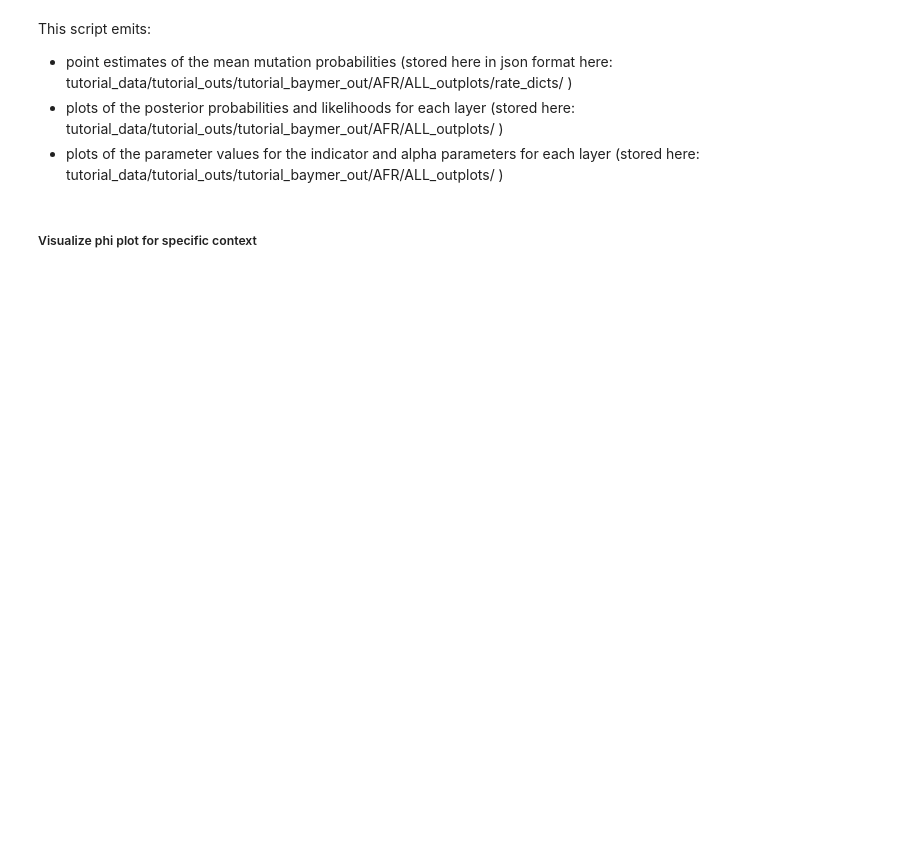
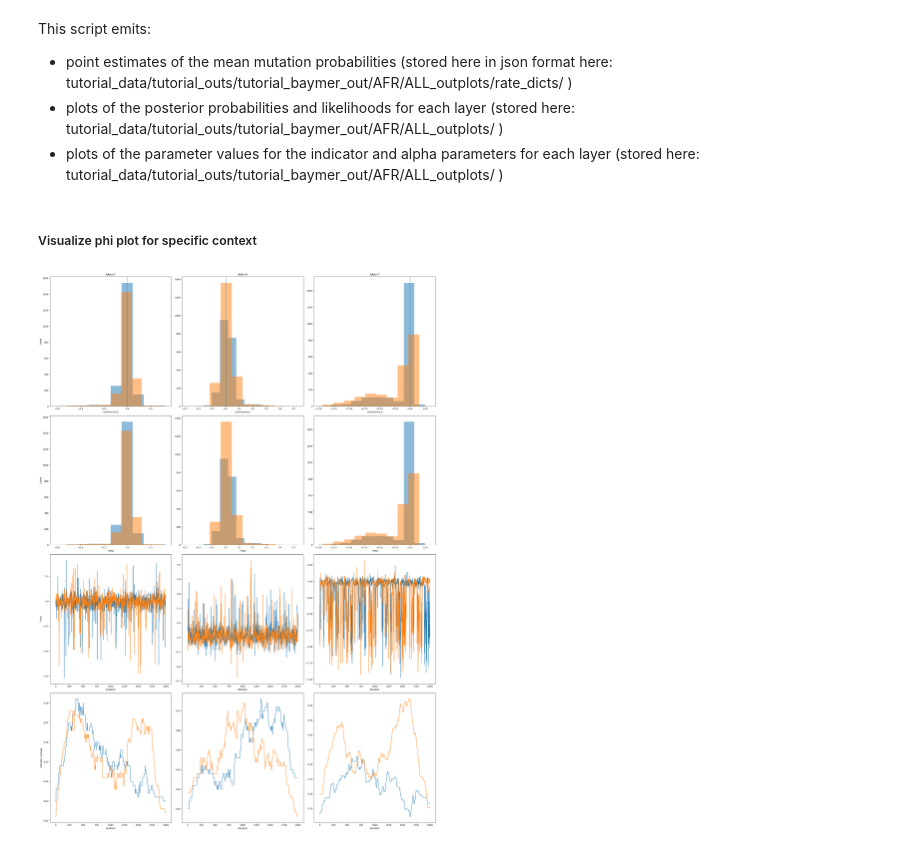
Before and after one commit to bvoightlab/Baymer, a Jupyter notebook: baymer_tutorial.ipynb, the cells around one changed output. Saved outputs shown, nothing was run; the diff lists cells and outputs as text; code cells hidden in the pictures; blank space fills up the shorter version.

```diff
--- a/baymer_tutorial.ipynb
+++ b/baymer_tutorial.ipynb
@@ -255,8 +329,10 @@ This script emits:
 # %%
 import baymer
 from baymer import plot_baymer_posterior_distributions
-data_config_file = "tutorial_data/tutorial_outs/tutorial_jsons/AFR/1_5mer.AFR.cpg_islands.hardcoded_count_files.yaml"
+data_config_file = "tutorial_data/tutorial_outs/tutorial_jsons/AFR/1_5mer.ALL.AFR.cpg_islands.hardcoded_count_files.yaml"
 parameter_config_file = "tutorial_data/baymer_parameter_config.yaml"
 plot_baymer_posterior_distributions.phi_plot(config_file = parameter_config_file,
                                              context_string = "AAA",
                                              empirical_value_config_file = data_config_file)
+# %% [output]
+[figure, added]
```
Also changed, not shown: parts of 6 cells of this notebook.
